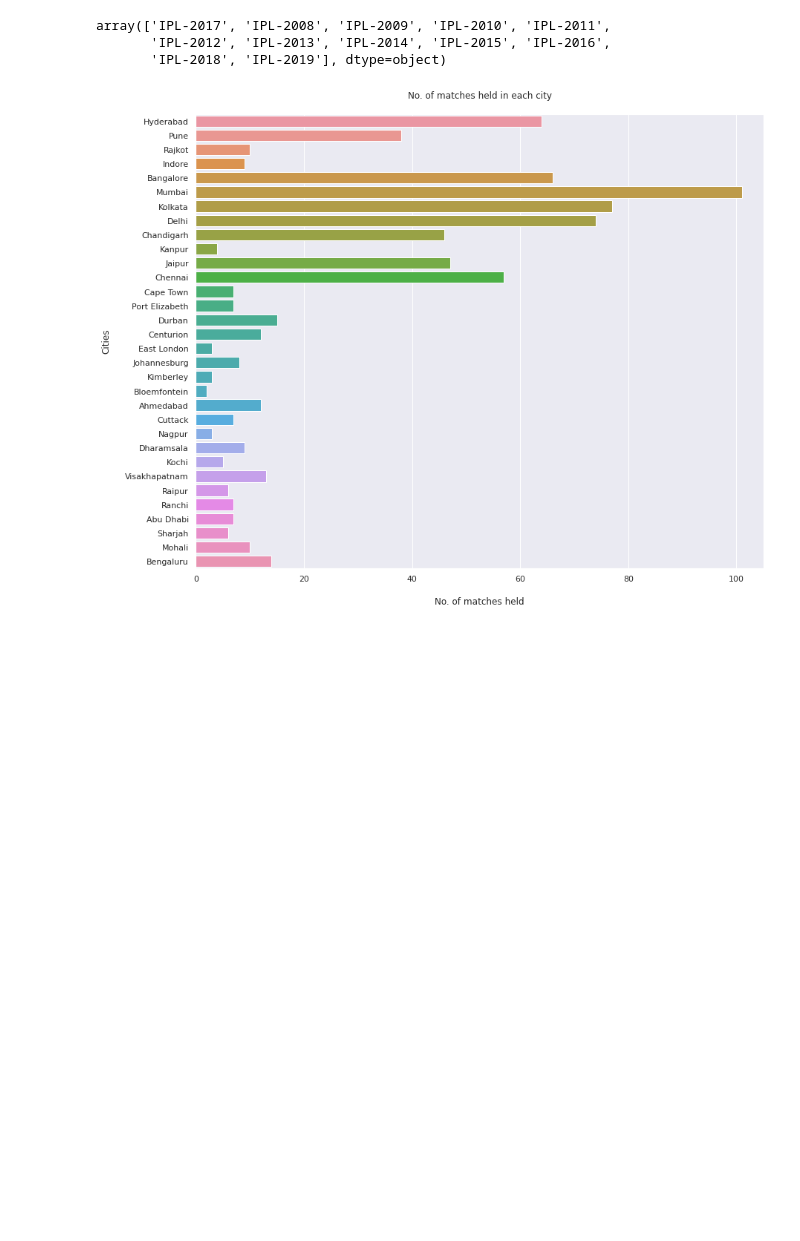
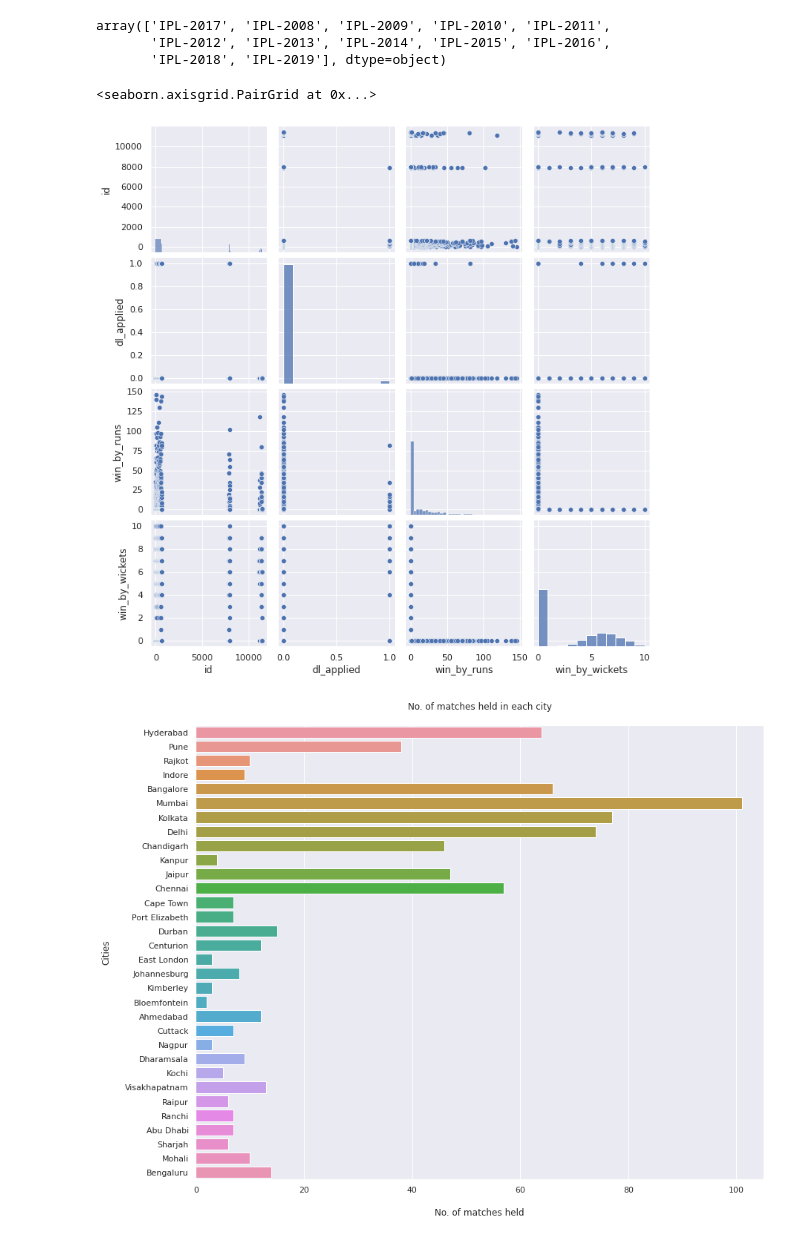
Before and after one commit to NikhilSingh433/Machine-learing-Project, a Jupyter notebook: IPL Matches Visualization/IPL_matches.ipynb, the cells around one changed output. Cells and saved outputs as stored; diff of their text form; code cells hidden in the pictures; blank space fills up the shorter version.

```diff
--- a/IPL Matches Visualization/IPL_matches.ipynb
+++ b/IPL Matches Visualization/IPL_matches.ipynb
@@ -101,6 +101,12 @@ ipl_data['Season'].unique()
 array(['IPL-2017', 'IPL-2008', 'IPL-2009', 'IPL-2010', 'IPL-2011',
        'IPL-2012', 'IPL-2013', 'IPL-2014', 'IPL-2015', 'IPL-2016',
        'IPL-2018', 'IPL-2019'], dtype=object)
+# %%
+sns.set(rc={'figure.figsize':(13.7,11.27)})
+sns.pairplot(ipl_data)
+# %% [output]
+<seaborn.axisgrid.PairGrid at 0x...>
+[figure, added]
 # %%
 #number of the matches in Each cities
 # Plot to visualise the no. of matches held in each city
```
Also changed, not shown: parts of 1 cell of this notebook.
